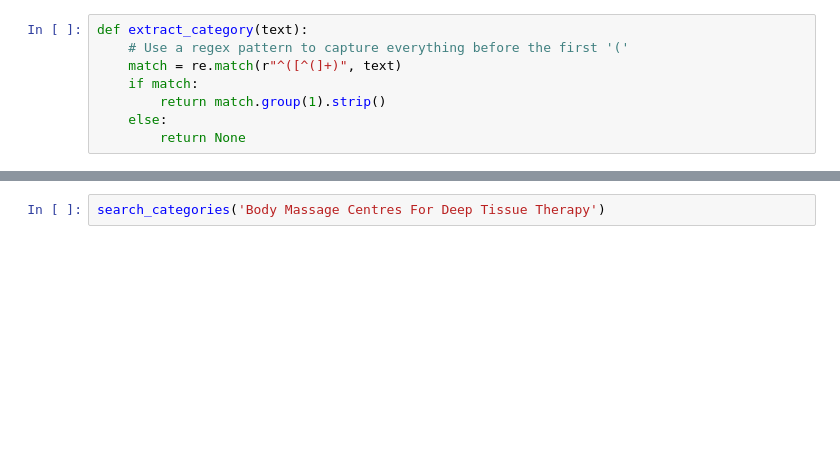
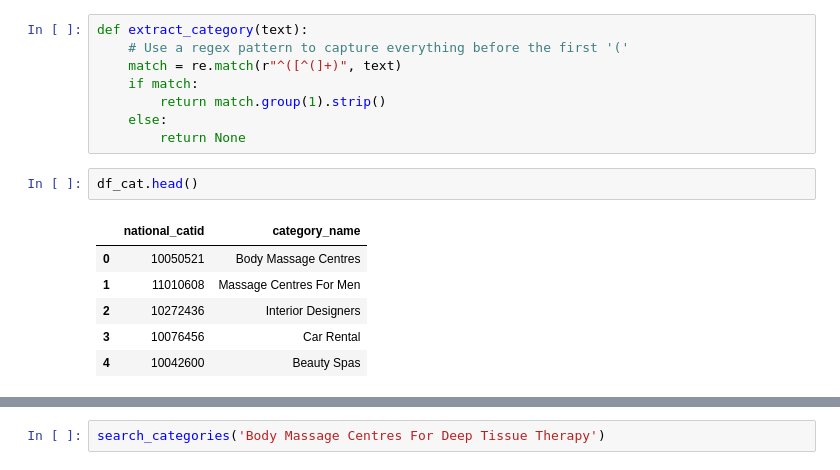
Before and after one commit to justdialproxy-a11y/whatshapp_bot, a Jupyter notebook: new_notebook.ipynb, the cells around one changed output, grey strips where cells are left out. Drawn from its saved outputs; the diff is of its cells as text; blank space fills up the shorter version.

```diff
--- a/new_notebook.ipynb
+++ b/new_notebook.ipynb
@@ -454,3 +333,12 @@ def extract_category(text):
         return match.group(1).strip()
     else:
         return None
+# %%
+df_cat.head()
+# %% [output]
+|  | national_catid | category_name |
+| 0 | 10050521 | Body Massage Centres |
+| 1 | 11010608 | Massage Centres For Men |
+| 2 | 10272436 | Interior Designers |
+| 3 | 10076456 | Car Rental |
+| 4 | 10042600 | Beauty Spas |
```
Also changed, not shown: parts of 18 cells of this notebook.
